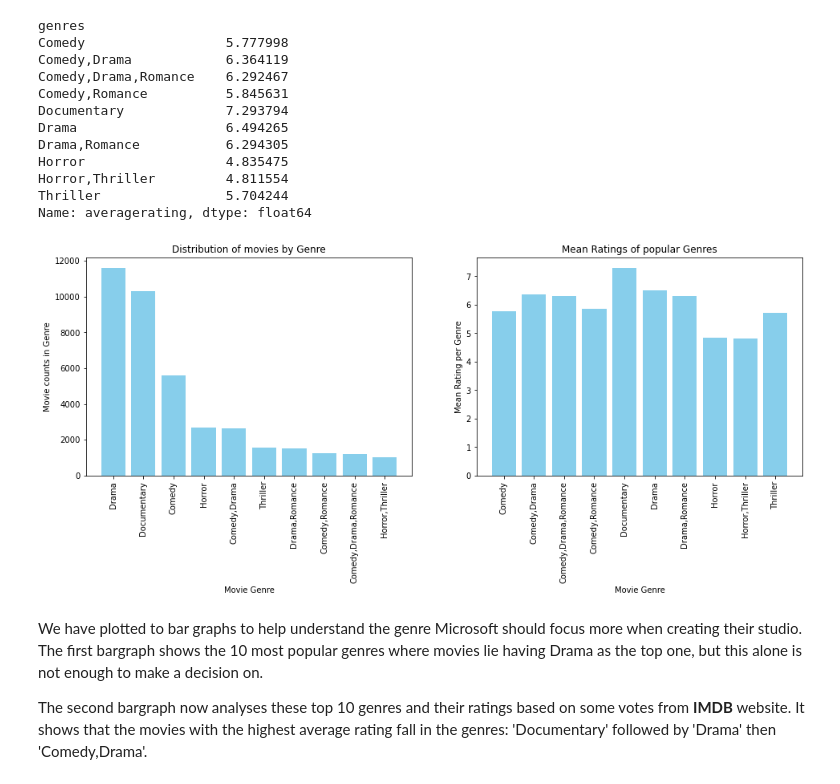
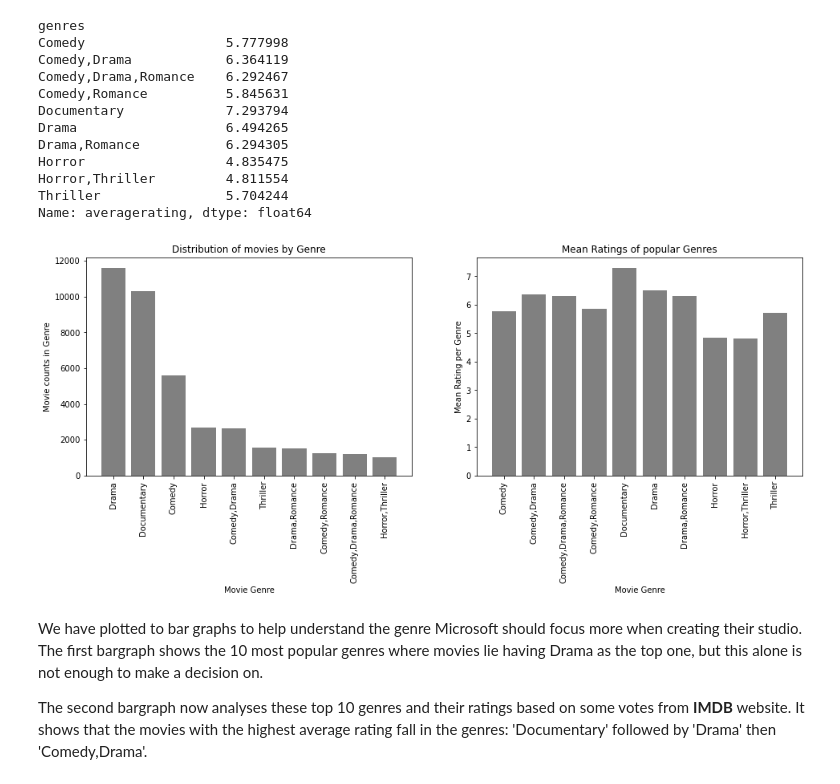
Before and after one commit to HSimiyu/Movie-Data-Analysis, a Jupyter notebook: student.ipynb, the cells around one changed output. Saved outputs shown, nothing was run; the diff lists cells and outputs as text; code cells hidden in the pictures.

```diff
--- a/student.ipynb
+++ b/student.ipynb
@@ -353,23 +353,23 @@ Name: averagerating, dtype: float64
 # %%
 fig, (ax1,ax2) = plt.subplots(ncols=2, figsize=(16, 5))
 
 # Plot data
-ax1.bar(genres.index, genres.values, color='skyblue')
-ax2.bar(popular_df.index, popular_df.values, color='skyblue')
+ax1.bar(genres.index, genres.values, color='grey')
+ax2.bar(popular_df.index, popular_df.values, color='grey')
 
 # Customizing the first subplot appearance
 ax1.tick_params(axis="x", labelrotation=90)
 ax1.set_xlabel("Movie Genre")
 ax1.set_ylabel("Movie counts in Genre")
 ax1.set_title("Distribution of movies by Genre")
 
 #Customizing the second subplot appearence
 ax2.tick_params(axis="x", labelrotation=90)
 ax2.set_xlabel("Movie Genre")
 ax2.set_ylabel("Mean Rating per Genre")
 ax2.set_title("Mean Ratings of popular Genres");
 # %% [output]
-[figure, old version]
+[figure, new version]
 # %% [markdown]
 We have plotted to bar graphs to help understand the genre Microsoft should focus more when creating their studio.
 The first bargraph shows the 10 most popular genres where movies lie having Drama as the top one, but this alone is not enough to make a decision on.
```
Also changed, not shown: parts of 3 cells of this notebook.
